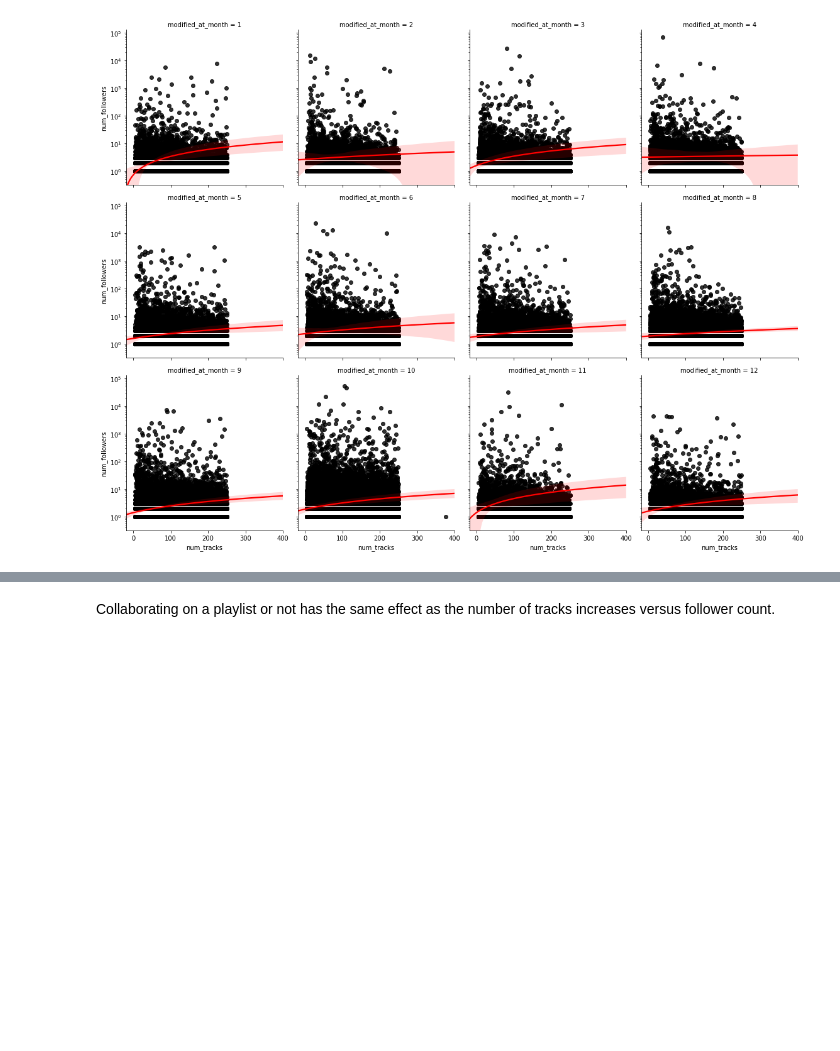
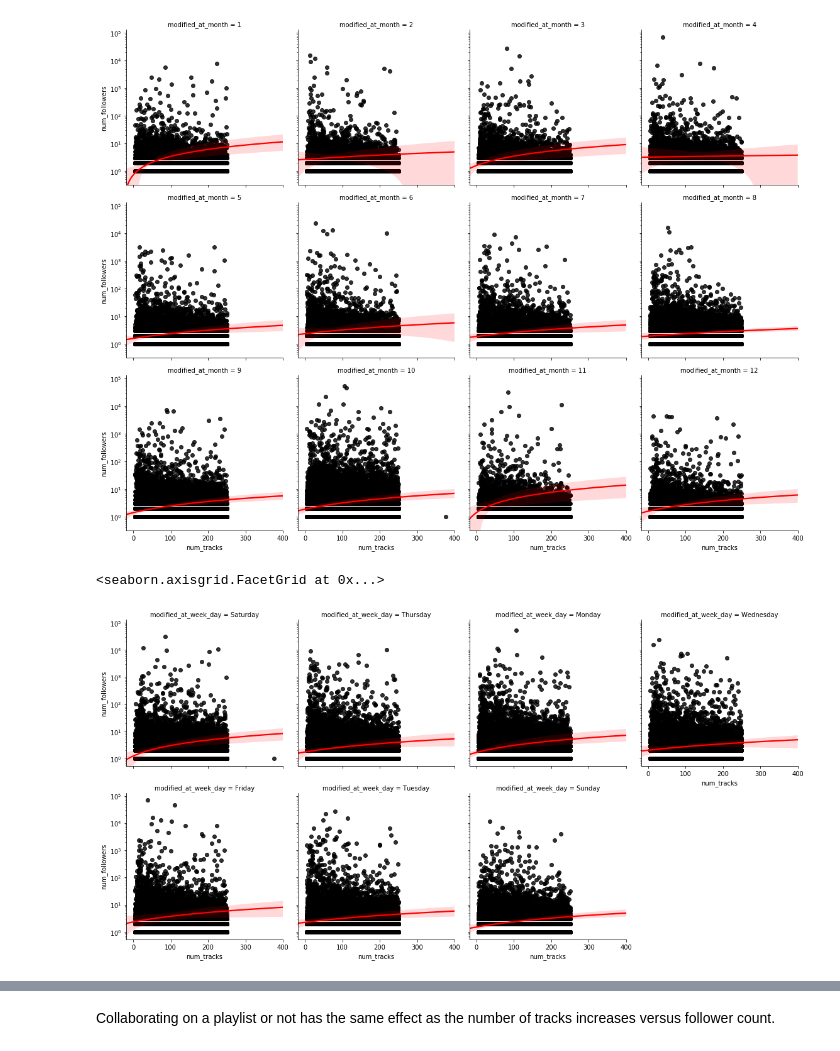
Before and after one commit to adamkhazi/one-million-playlists, a Jupyter notebook: exploration/basic.ipynb, the cells around one changed output, grey strips where cells are left out. Cells and saved outputs as stored; diff of their text form; code cells hidden in the pictures; blank space fills up the shorter version.

Commit message:
tracks vs followers with date var

```diff
--- a/exploration/basic.ipynb
+++ b/exploration/basic.ipynb
@@ -551,3 +553,10 @@ grid.set(yscale="log")
 # %% [output]
 <seaborn.axisgrid.FacetGrid at 0x...>
 [figure]
+# %%
+grid = sns.lmplot(x="num_tracks", y="num_followers", col="modified_at_week_day", data=playlistDataDF, col_wrap=4, size=4, scatter_kws={"color": "black"}, line_kws={"color": "red"})
+grid.fig.tight_layout()
+grid.set(yscale="log")
+# %% [output]
+<seaborn.axisgrid.FacetGrid at 0x...>
+[figure, added]
```
Also changed, not shown: parts of 5 cells of this notebook.
